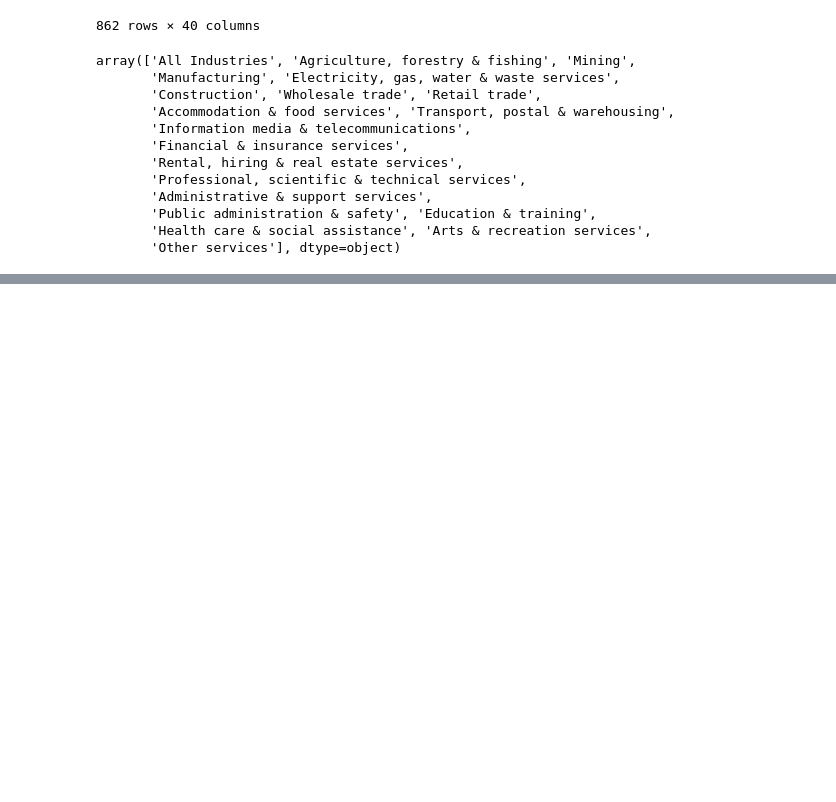
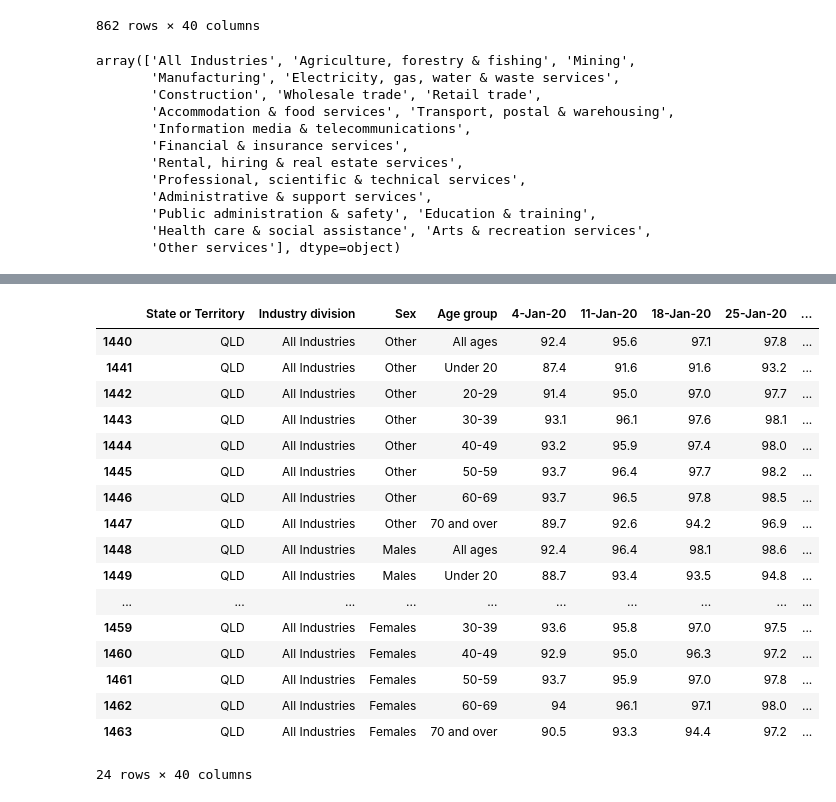
Before and after one commit to ali-beer/covid_payroll_project, a Jupyter notebook: dee/vic_payroll.ipynb, the cells around one changed output, grey strips where cells are left out. Drawn from its saved outputs; the diff is of its cells as text; code cells hidden in the pictures; blank space fills up the shorter version.

```diff
--- a/dee/vic_payroll.ipynb
+++ b/dee/vic_payroll.ipynb
@@ -332,0 +123,4 @@ male
+# %%
+# Extracting data for Australia only from original dataframe
+vic_australia_df = data.loc[data['State or Territory'] == "QLD"]
+vic_australia_df
@@ -332,0 +141,23 @@ male
+# %%
+# Extracting data for all industries in Australia from original dataframe
+vic_australia_all_industries = vic_australia_df.loc[vic_australia_df["Industry division"] == "All Industries"]
+vic_australia_all_industries
+# %% [output]
+|  | State or Territory | Industry division | Sex | Age group | 4-Jan-20 | 11-Jan-20 | 18-Jan-20 | 25-Jan-20 | ... |
+| 1440 | QLD | All Industries | Other | All ages | 92.4 | 95.6 | 97.1 | 97.8 | ... |
+| 1441 | QLD | All Industries | Other | Under 20 | 87.4 | 91.6 | 91.6 | 93.2 | ... |
+| 1442 | QLD | All Industries | Other | 20-29 | 91.4 | 95.0 | 97.0 | 97.7 | ... |
+| 1443 | QLD | All Industries | Other | 30-39 | 93.1 | 96.1 | 97.6 | 98.1 | ... |
+| 1444 | QLD | All Industries | Other | 40-49 | 93.2 | 95.9 | 97.4 | 98.0 | ... |
+| 1445 | QLD | All Industries | Other | 50-59 | 93.7 | 96.4 | 97.7 | 98.2 | ... |
+| 1446 | QLD | All Industries | Other | 60-69 | 93.7 | 96.5 | 97.8 | 98.5 | ... |
+| 1447 | QLD | All Industries | Other | 70 and over | 89.7 | 92.6 | 94.2 | 96.9 | ... |
+| 1448 | QLD | All Industries | Males | All ages | 92.4 | 96.4 | 98.1 | 98.6 | ... |
+| 1449 | QLD | All Industries | Males | Under 20 | 88.7 | 93.4 | 93.5 | 94.8 | ... |
+| ... | ... | ... | ... | ... | ... | ... | ... | ... | ... |
+| 1459 | QLD | All Industries | Females | 30-39 | 93.6 | 95.8 | 97.0 | 97.5 | ... |
+| 1460 | QLD | All Industries | Females | 40-49 | 92.9 | 95.0 | 96.3 | 97.2 | ... |
+| 1461 | QLD | All Industries | Females | 50-59 | 93.7 | 95.9 | 97.0 | 97.8 | ... |
+| 1462 | QLD | All Industries | Females | 60-69 | 94 | 96.1 | 97.1 | 98.0 | ... |
+| 1463 | QLD | All Industries | Females | 70 and over | 90.5 | 93.3 | 94.4 | 97.2 | ... |
+24 rows × 40 columns
```
Also changed, not shown: parts of 45 cells of this notebook, 5 other files.
